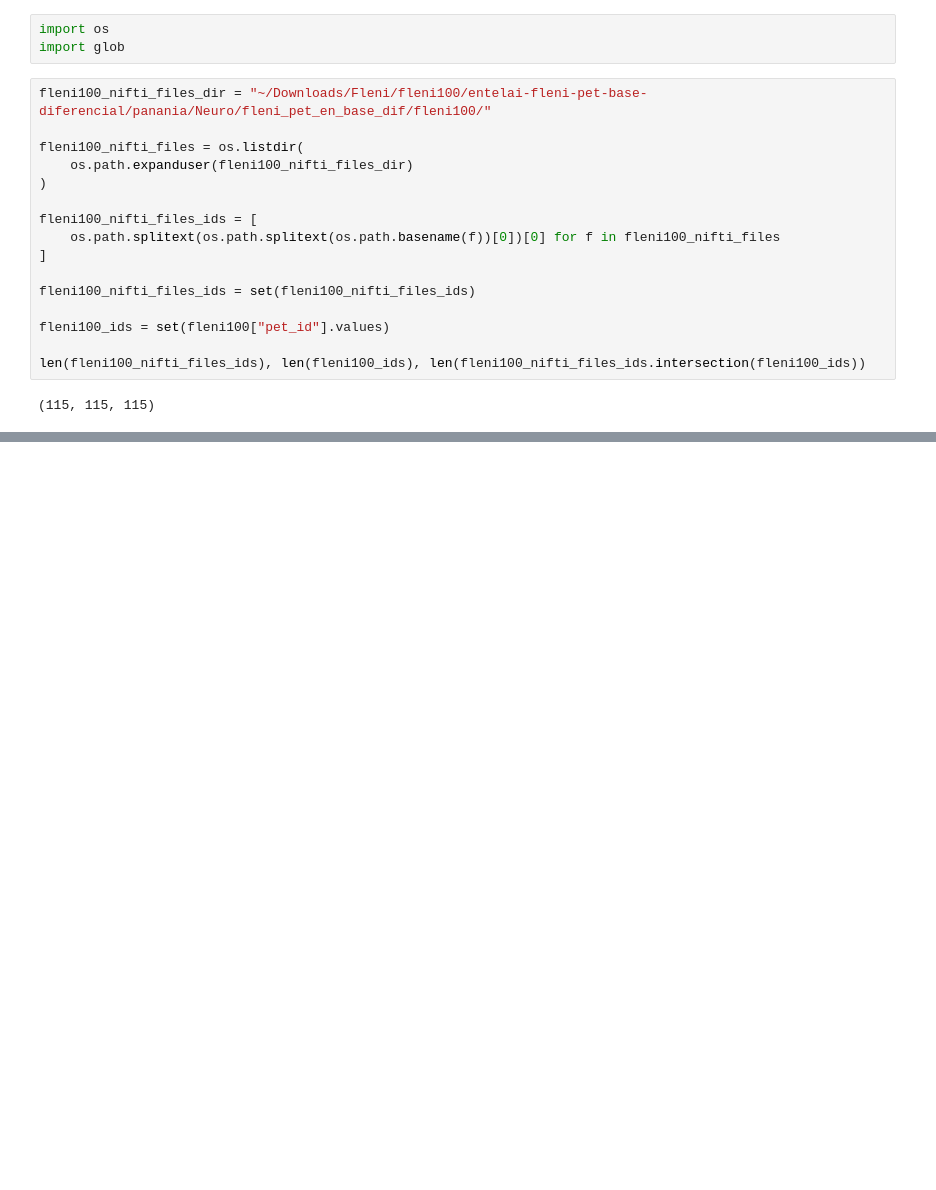
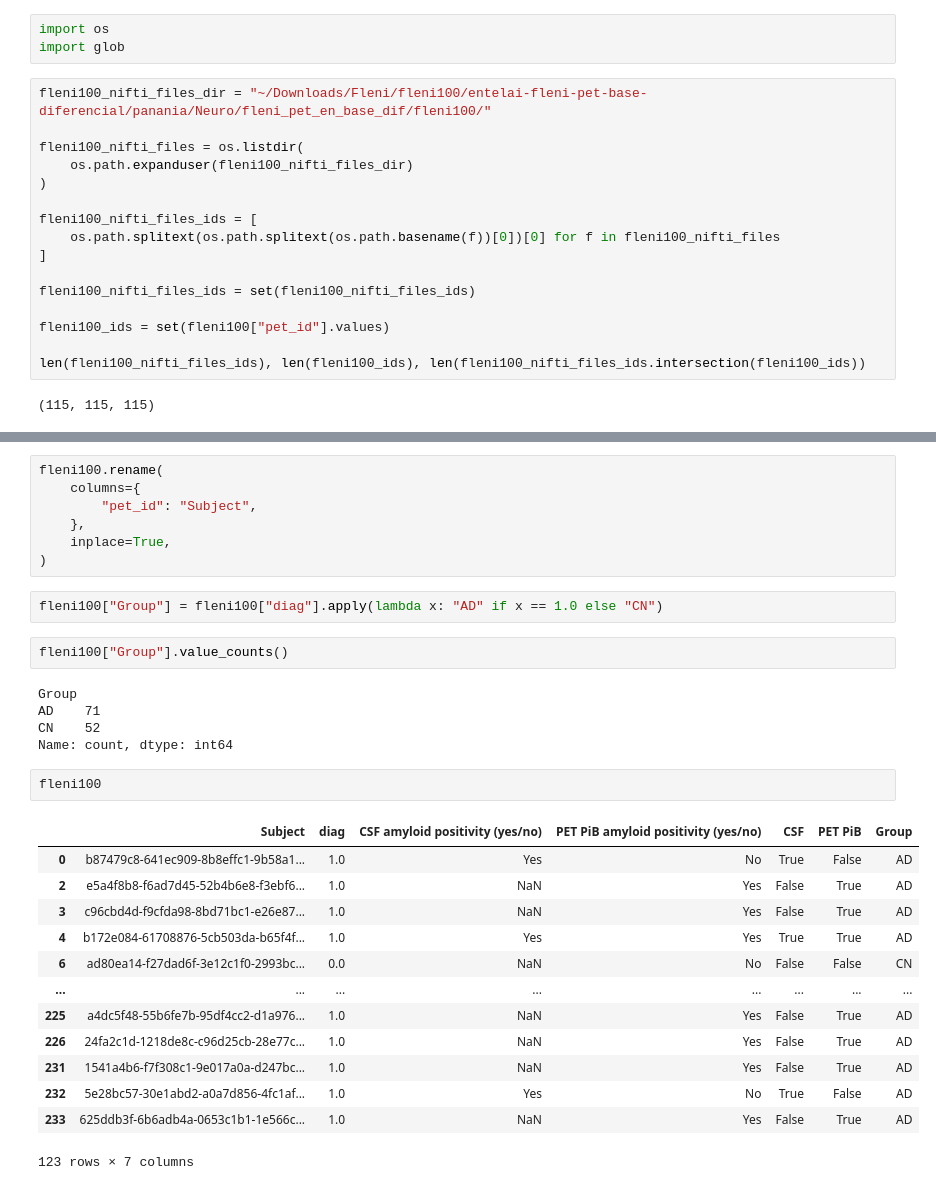
Before and after one commit to LIA-DiTella/PET_2025, a Jupyter notebook: notebooks/fleni_data.ipynb, the cells around one changed output, grey strips where cells are left out. Cells and saved outputs as stored; diff of their text form; blank space fills up the shorter version.

```diff
--- a/notebooks/fleni_data.ipynb
+++ b/notebooks/fleni_data.ipynb
@@ -197,0 +299,32 @@ len(fleni600_nifti_files_ids), len(fleni600_ids), len(fleni600_nifti_files_ids.i
+# %%
+fleni100.rename(
+    columns={
+        "pet_id": "Subject",
+    },
+    inplace=True,
+)
+# %%
+fleni100["Group"] = fleni100["diag"].apply(lambda x: "AD" if x == 1.0 else "CN")
+# %%
+fleni100["Group"].value_counts()
+# %% [output]
+Group
+AD    71
+CN    52
+Name: count, dtype: int64
+# %%
+fleni100
+# %% [output]
+|  | Subject | diag | CSF amyloid positivity (yes/no) | PET PiB amyloid positivity (yes/no) | CSF | PET PiB | Group |
+| 0 | b87479c8-641ec909-8b8effc1-9b58a1... | 1.0 | Yes | No | True | False | AD |
+| 2 | e5a4f8b8-f6ad7d45-52b4b6e8-f3ebf6... | 1.0 | NaN | Yes | False | True | AD |
+| 3 | c96cbd4d-f9cfda98-8bd71bc1-e26e87... | 1.0 | NaN | Yes | False | True | AD |
+| 4 | b172e084-61708876-5cb503da-b65f4f... | 1.0 | Yes | Yes | True | True | AD |
+| 6 | ad80ea14-f27dad6f-3e12c1f0-2993bc... | 0.0 | NaN | No | False | False | CN |
+| ... | ... | ... | ... | ... | ... | ... | ... |
+| 225 | a4dc5f48-55b6fe7b-95df4cc2-d1a976... | 1.0 | NaN | Yes | False | True | AD |
+| 226 | 24fa2c1d-1218de8c-c96d25cb-28e77c... | 1.0 | NaN | Yes | False | True | AD |
+| 231 | 1541a4b6-f7f308c1-9e017a0a-d247bc... | 1.0 | NaN | Yes | False | True | AD |
+| 232 | 5e28bc57-30e1abd2-a0a7d856-4fc1af... | 1.0 | Yes | No | True | False | AD |
+| 233 | 625ddb3f-6b6adb4a-0653c1b1-1e566c... | 1.0 | NaN | Yes | False | True | AD |
+123 rows × 7 columns
```
Also changed, not shown: parts of 11 cells of this notebook.
